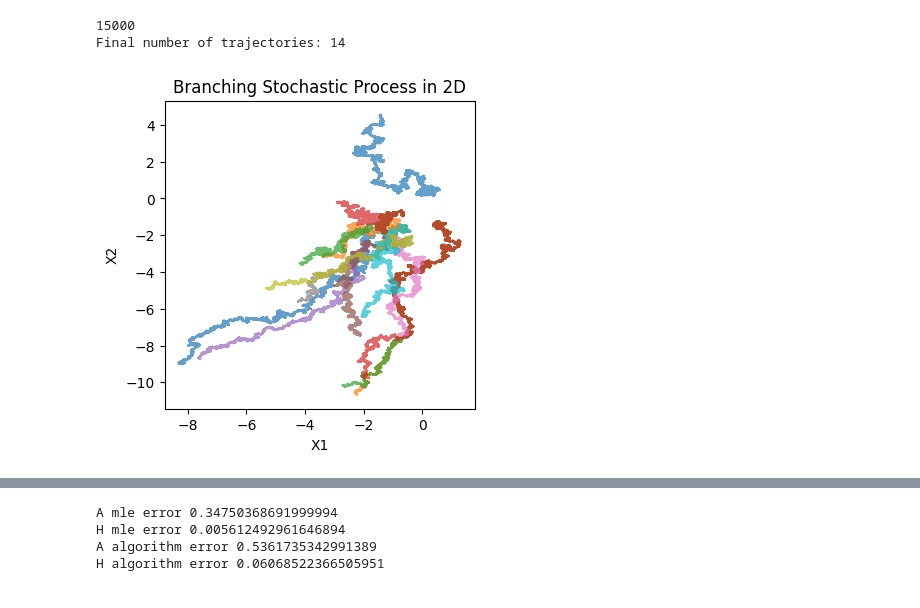
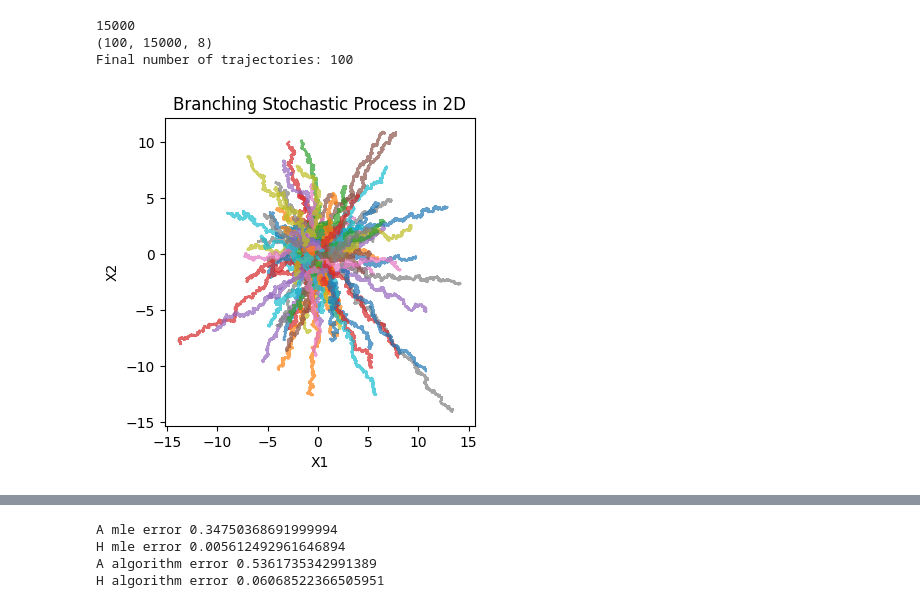
Before and after one commit to StanleyN1/OTProject, a Jupyter notebook: trajectory_inference/src/branching_test.ipynb, the cells around one changed output, grey strips where cells are left out. Saved outputs shown, nothing was run; the diff lists cells and outputs as text; code cells hidden in the pictures.

```diff
--- a/trajectory_inference/src/branching_test.ipynb
+++ b/trajectory_inference/src/branching_test.ipynb
@@ -11,39 +14,39 @@ import matplotlib.pyplot as plt
 # %%
-d = 2
-A = np.array([[1, 0.1],
-              [-0.1, 1]])
-
+A = np.eye(8) # np.array([[1, 0.1],
+#               [-0.1, 1]])
+d = A.shape[0]
 # A = np.array([1.0])
 
 G = np.array([[1, 0.0],
               [0.0, 1]])
 
 G = np.eye(d)
 # G = np.array([1.0])
 
 H = G@G.T
 
-growth_rate = 1 # 0.75
+growth_rate = 0.0 # 0.75
 # lambda_func = lambda X: 1.3 * np.exp(-0.01*np.linalg.norm(X))  # Decaying branching rate
 # lambda_func = lambda X: growth_rate # 1.0 # 1.0 # Constant branching rate
 
-N_init = 5 # 5
+N_init = 100 # 5
 X0 = np.random.multivariate_normal(np.zeros(d), np.diag(np.ones(d)), N_init) # np.random.normal(0, 1, (N_init, A.shape[1]))
 # X0 = np.random.normal(0, 1, (N_init))
 Nt = 15000
 process = BranchingStochasticProcess(A, G, dt=0.0001, Nt=Nt, N_traj=N_init)
 # process = BranchingStochasticProcess(A, G, X0, no_branch_lambda_func, dt=0.0001, T=2.0, N_traj=10)
 process.simulate(X0, growth_rate=growth_rate)
 # process.simulate_track(X0, growth_rate=growth_rate)
 print("Final number of trajectories:", process.N_traj)
 # print(process.lineage_tree)
 process.plot_trajectories(downsample=1)
 
 # process.save_file(f'data/trajectories.h5', downsample_rate=500)
 # %% [output]
 15000
-Final number of trajectories: 14
+(100, 15000, 8)
+Final number of trajectories: 100
-[figure, old version]
+[figure, new version]
 # %%
 process.plot_trajectories(downsample=1, legend=True)
 # %% [output]
```
Also changed, not shown: parts of 9 cells of this notebook, 3 other files.
